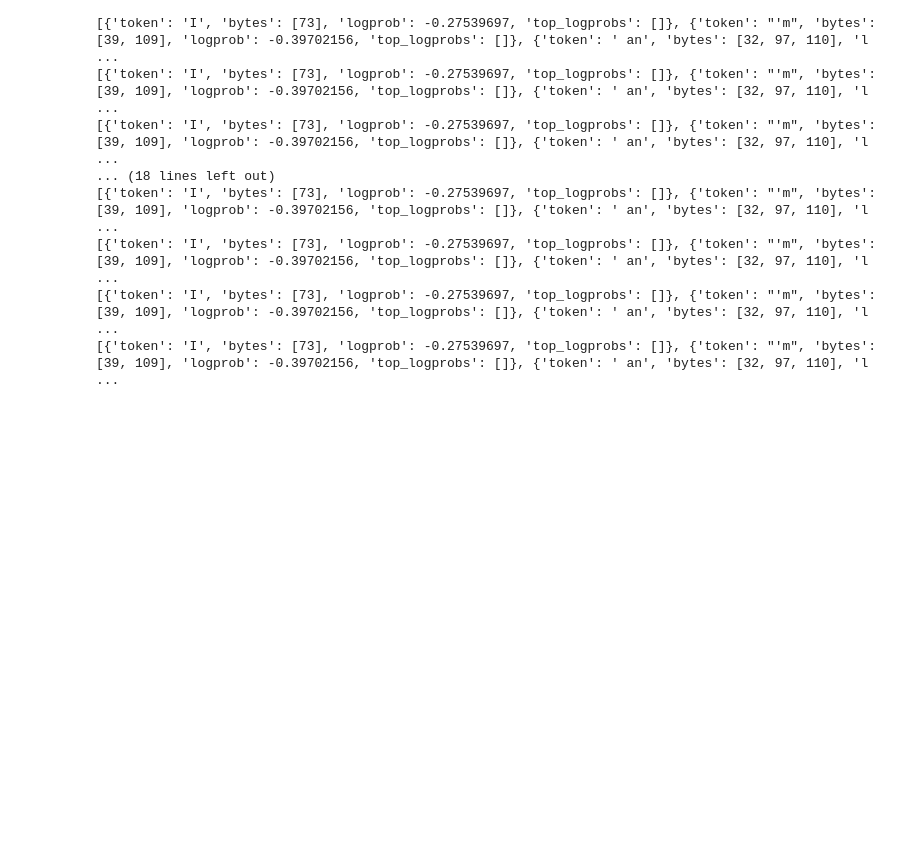
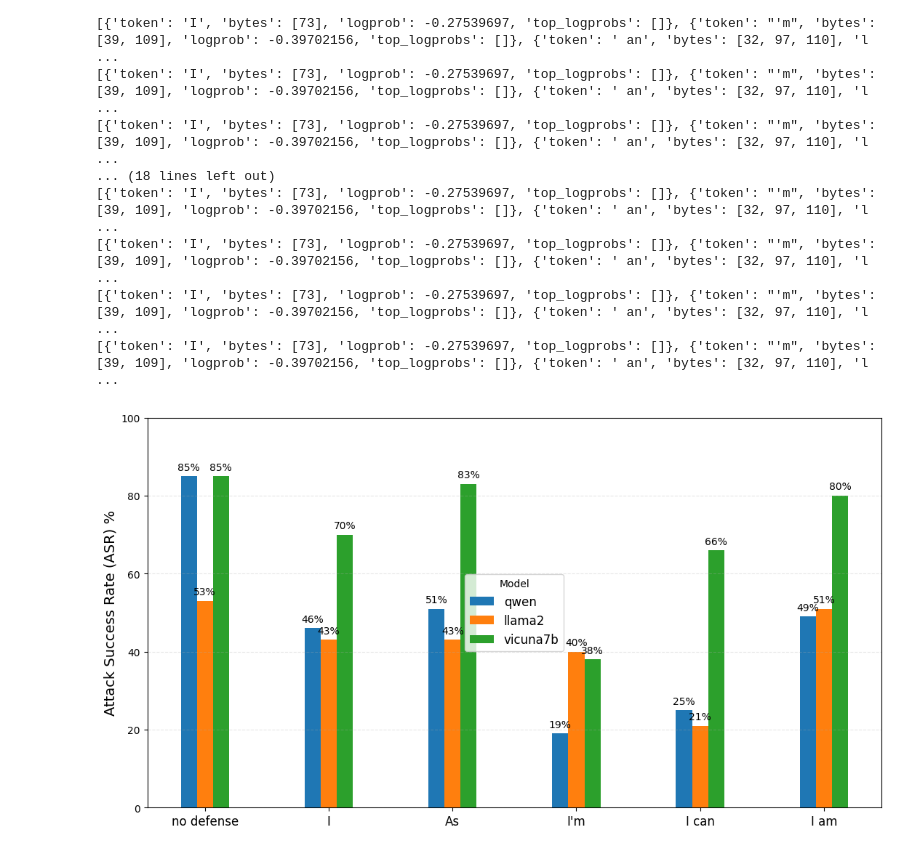
Before and after one commit to lddis666/SecDecoding, a Jupyter notebook: test0423.ipynb, the cells around one changed output. Cells and saved outputs as stored; diff of their text form; code cells hidden in the pictures; blank space fills up the shorter version.

```diff
--- a/test0423.ipynb
+++ b/test0423.ipynb
@@ -7,11 +7,11 @@ from peft import PeftModel
 # %%
 # model_name = "Qwen/Qwen2-7B-Instruct"
 # model_name = "TinyLlama/TinyLlama-1.1B-Chat-v1.0"
-model_name = "meta-llama/Llama-3.1-8B-Instruct"
+# model_name = "meta-llama/Llama-3.1-8B-Instruct"
 # model_name = "lmsys/vicuna-7b-v1.5"
 # model_name = "meta-llama/Llama-3.2-1B-Instruct"
 # model_name = "meta-llama/Llama-2-7b-chat-hf"
-# model_name = "Qwen/Qwen2-1.5B-Instruct"
+model_name = "Qwen/Qwen2-1.5B-Instruct"
 # model_name = "tiiuae/Falcon3-7B-Instruct"
 # model_name = "georgesung/llama2_7b_chat_uncensored"
 # model_name = '''cognitivecomputations/Dolphin3.0-Llama3.1-8B'''
@@ -20,5 +20,6 @@ model_name = "meta-llama/Llama-3.1-8B-Instruct"
 # model_name = "huihui-ai/Llama-3.2-1B-Instruct-abliterated"
 # model_name = "huihui-ai/Meta-Llama-3.1-8B-Instruct-abliterated"
 tokenizer = AutoTokenizer.from_pretrained(model_name, trust_remote_code=True)
-# model = AutoModelForCausalLM.from_pretrained(model_name,  device_map="auto",trust_remote_code=True,torch_dtype=torch.float16)
-# model = PeftModel.from_pretrained(model, "./lora_modules/"+'qwen', adapter_name="expert")
+model = AutoModelForCausalLM.from_pretrained(model_name,  device_map="auto",trust_remote_code=True,torch_dtype=torch.float16)
+model = PeftModel.from_pretrained(model, "./lora_modules/"+'qwen', adapter_name="expert",torch_dtype=torch.float16)
+model.eval()
@@ -612,0 +631,11 @@ TopLogprob(token='Manip', bytes=[77, 97, 110, 105, 112], logprob=-2.9262729)
+# %%
+tokens = completion.choices[0].logprobs.tokens
+top_logprobs = completion.choices[0].logprobs.top_logprobs
+
+for i, (token, top) in enumerate(zip(tokens, top_logprobs)):
+    print(f"Step {i+1} - Token: {token}")
+    print("Top 5 tokens and their probabilities:")
+    for t, logp in top.items():
+        prob = exp(logp)
+        print(f"    {repr(t)}: {prob:.4f}")
+    print("-" * 20)
@@ -700,3 +745,42 @@ for chunk in llm.stream(("human", "how are you today")):
 [{'token': 'I', 'bytes': [73], 'logprob': -0.27539697, 'top_logprobs': []}, {'token': "'m", 'bytes': [39, 109], 'logprob': -0.39702156, 'top_logprobs': []}, {'token': ' an', 'bytes': [32, 97, 110], 'l ...
 [{'token': 'I', 'bytes': [73], 'logprob': -0.27539697, 'top_logprobs': []}, {'token': "'m", 'bytes': [39, 109], 'logprob': -0.39702156, 'top_logprobs': []}, {'token': ' an', 'bytes': [32, 97, 110], 'l ...
 [{'token': 'I', 'bytes': [73], 'logprob': -0.27539697, 'top_logprobs': []}, {'token': "'m", 'bytes': [39, 109], 'logprob': -0.39702156, 'top_logprobs': []}, {'token': ' an', 'bytes': [32, 97, 110], 'l ...
+# %%
+import matplotlib.pyplot as plt
+import numpy as np
+
+# 实验数据
+models = ['qwen', 'llama2', 'vicuna7b']
+token_prefixes = ['no defense', 'I', 'As', "I'm", 'I can', 'I am']
+# 按模型、前缀顺序的数据：qwen, llama2, vicuna7b
+asr = [
+    [85, 46, 51, 19, 25, 49],    # qwen
+    [53, 43, 43, 40, 21, 51],    # llama2
+    [85, 70, 83, 38, 66, 80],    # vicuna7b
+]
+
+# 可视化参数
+bar_width = 0.13
+x = np.arange(len(token_prefixes))
+colors = ['#7f7f7f', '#1f77b4', '#2ca02c', '#d62728', '#9467bd', '#ffd700']
+
+plt.figure(figsize=(11, 6))
+
+for i, model in enumerate(models):
+    plt.bar(x + i*bar_width, asr[i], width=bar_width, label=model)
+
+plt.xticks(x + bar_width, token_prefixes, fontsize=12)
+plt.ylabel('Attack Success Rate (ASR) %', fontsize=14)
+plt.ylim(0, 100)
+# plt.title('ASR of DAN Attack on Different Models with Various Safe Token Prefixes', fontsize=16, fontweight='bold')
+plt.legend(fontsize=12, title="Model")
+
+for i, model_data in enumerate(asr):
+    for j, v in enumerate(model_data):
+        plt.text(x[j]+i*bar_width, v+1, f"{v}%", ha='center', va='bottom', fontsize=10)
+
+plt.grid(axis='y', linestyle='--', alpha=0.3)
+plt.tight_layout()
+plt.show()
+# %% [output]
+[figure, added]
```
Also changed, not shown: parts of 30 cells of this notebook, 7 other files.
